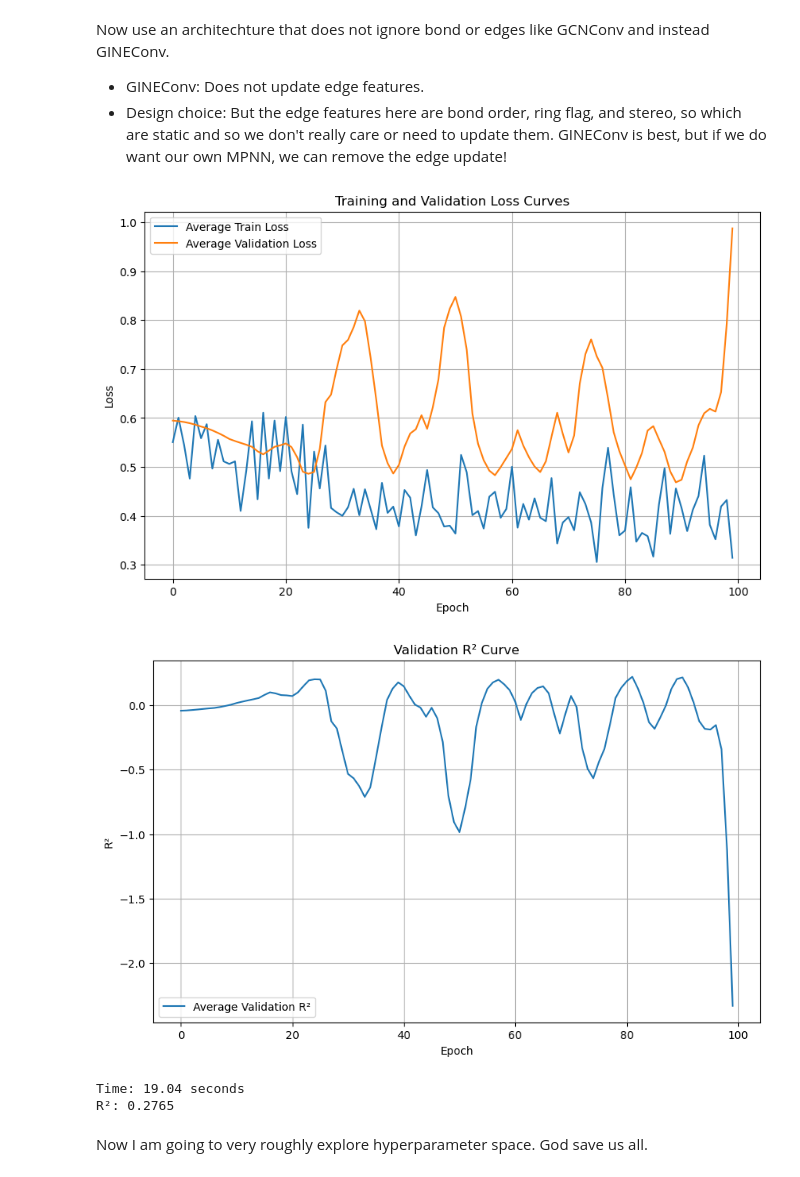
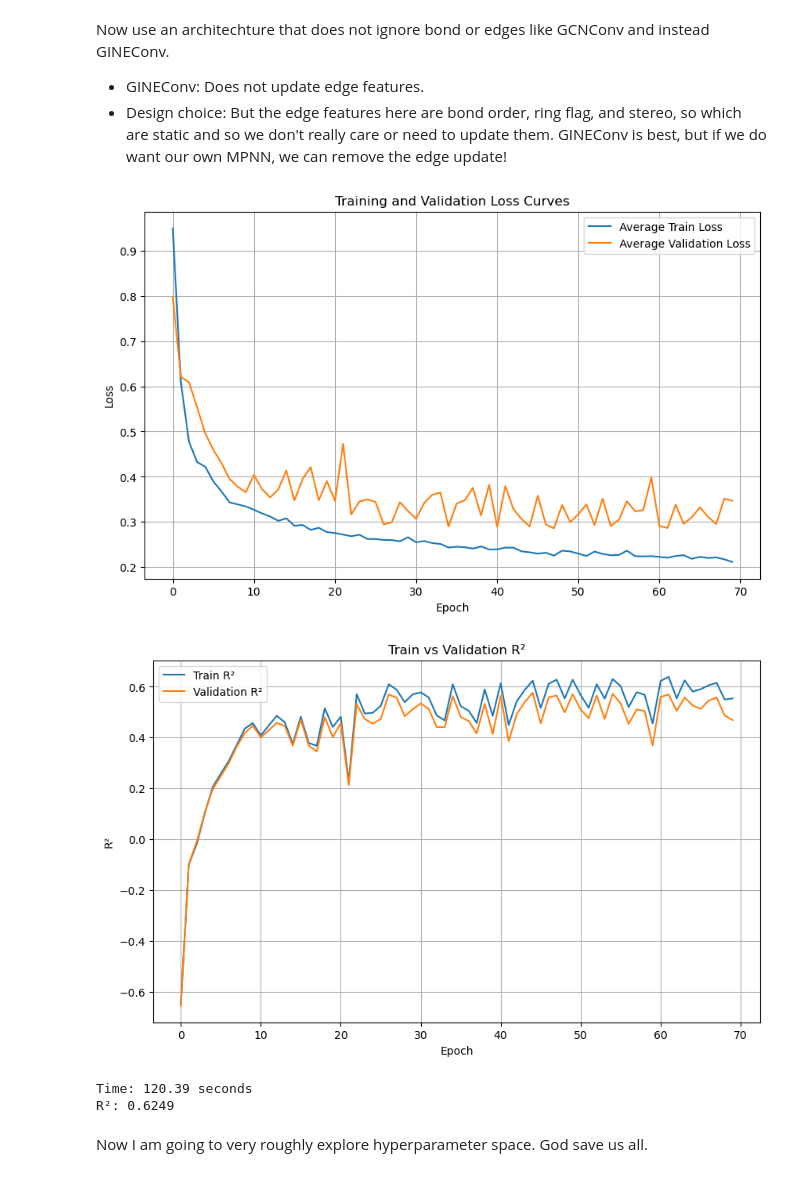
Before and after one commit to joshuatree-hub/Chem-C242-Final-Project-Organic-Reactions, a Jupyter notebook: gnn_development/corrected_gnn.ipynb, the cells around one changed output. Drawn from its saved outputs; the diff is of its cells as text; code cells hidden in the pictures.

Commit message:
THE GNN NOW CAN SCALE WITH DATA

```diff
--- a/gnn_development/corrected_gnn.ipynb
+++ b/gnn_development/corrected_gnn.ipynb
@@ -41,8 +41,14 @@ from scipy.stats import uniform
 ### (1) Retrieve the cleaned data from data_exploration.ipynb to use in our model. Structure it to use in model.
 # %%
 alchemy_elements = {'C', 'Cl', 'F', 'H', 'N', 'O', 'S'}
-molecule_types_df = pd.read_csv("/Users/joshuahoang/Documents/Chem-C242-Final-Project-Organic-Reactions/Collected Data/Alchemy-v20191129/final_version_with_smiles.csv")
-reaction_types_df = pd.read_csv("/Users/joshuahoang/Documents/Chem-C242-Final-Project-Organic-Reactions/Collected Data/uspto_50k_processed.csv")
+
+molecule_types_df = pd.read_pickle(
+    "/Users/joshuahoang/Documents/Chem-C242-Final-Project-Organic-Reactions/Collected Data/Alchemy-v20191129/final_version_with_smiles_coords.pkl"
+)
+
+reaction_types_df = pd.read_csv(
+    "/Users/joshuahoang/Documents/Chem-C242-Final-Project-Organic-Reactions/Collected Data/uspto_50k_processed.csv"
+)
 
 display(molecule_types_df)
 display(reaction_types_df)
@@ -90,7 +96,7 @@ def plot_heatmap(df):
     plt.show()
 
 # 12/15 that are physics-relevent
-molecule_targets_df = molecule_types_df.drop(columns=['smiles', 'gdb_idx', 'atom number'])
+molecule_targets_df = molecule_types_df.drop(columns=['smiles', 'gdb_idx', 'atom number', 'coords'])
 plot_heatmap(molecule_targets_df)
 
 # G, U, U0, H: G = U + PV - TS = H - TS, so we only need 1 -> keep G
@@ -98,6 +104,7 @@ molecule_targets_df = molecule_types_df.drop(columns=[
     'smiles',
     'gdb_idx',
     'atom number',
+    'coords',
     'U\n(Ha, internal energy at 298.15 K)',
     'U0\n(Ha, internal energy at 0 K)',
     'H\n(Ha, enthalpy at 298.15 K)',
@@ -199,6 +206,7 @@ graph_dataset = []
 for idx, row in molecule_types_df.iterrows():
     graph = smiles_to_graph(
         row['smiles'],
+        row['coords'], # added to get higher R^2
         row[molecule_targets_df.columns].astype(float).values
     )
     if graph is not None:
@@ -773,37 +796,37 @@ def train_and_test(
 # %%
 # the pain and suffering of a mac user
 device = "mps" if torch.backends.mps.is_available() else "cpu"
 
 # small subset
-subset = graph_dataset[:100]
+subset = graph_dataset[:1000]
 
 start = time.time()
 
 results = KFoldCrossValidation(
     model_class=GNN,
     graph_dataset=subset,
     k=3,
-    batch_size=64,
-    epochs=100,
-    hidden_dim=64,
+    batch_size=128,
+    epochs=70,
+    hidden_dim=80,
     dropout=0.1,
-    lr=1e-3,
+    lr=0.000447,
     loss_type="smoothl1",
-    beta=0.5,
+    beta=0.575712,
     device=device,
     make_plots=True,
     verbose=False
 )
 
 end = time.time()
 
 print(f"Time: {end - start:.2f} seconds")
 print(f"R²: {results['mean_val_r2']:.4f}")
 # %% [output]
-[figure, old version]
+[figure, new version]
-[figure, old version]
+[figure, new version]
-Time: 19.04 seconds
-R²: 0.2765
+Time: 120.39 seconds
+R²: 0.6249
 # %% [markdown]
 Now I am going to very roughly explore hyperparameter space. God save us all.
 # %%
```
Also changed, not shown: parts of 5 cells of this notebook, 1 other file.
